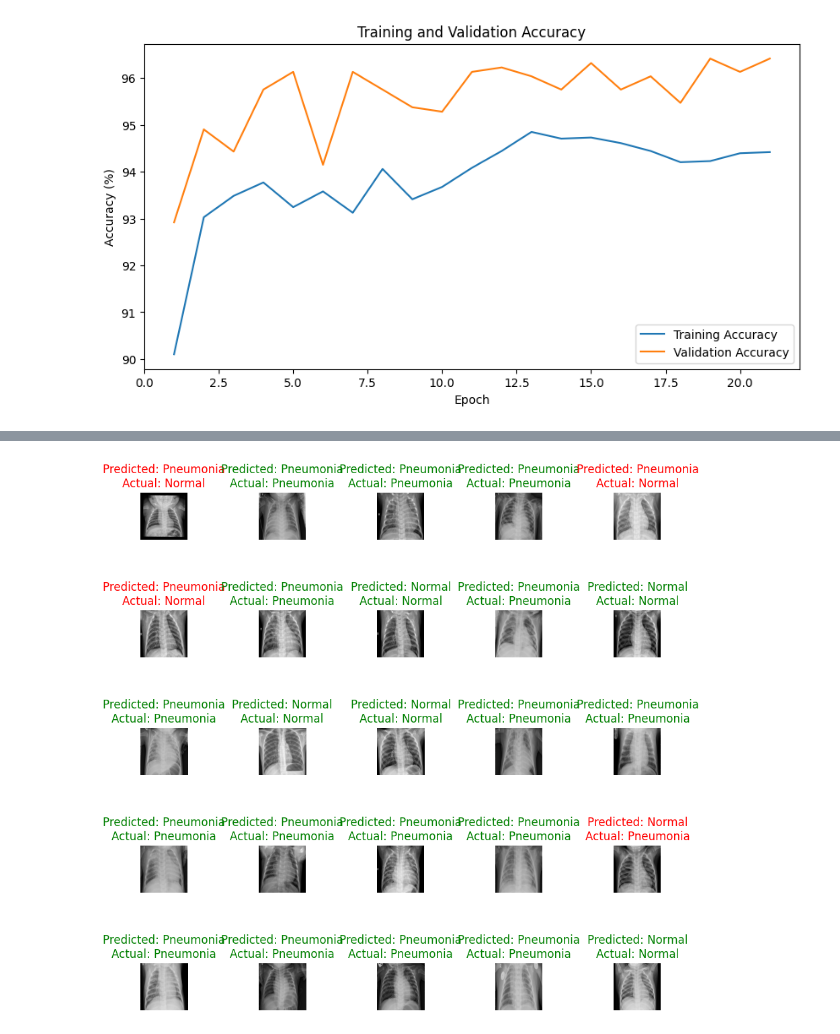
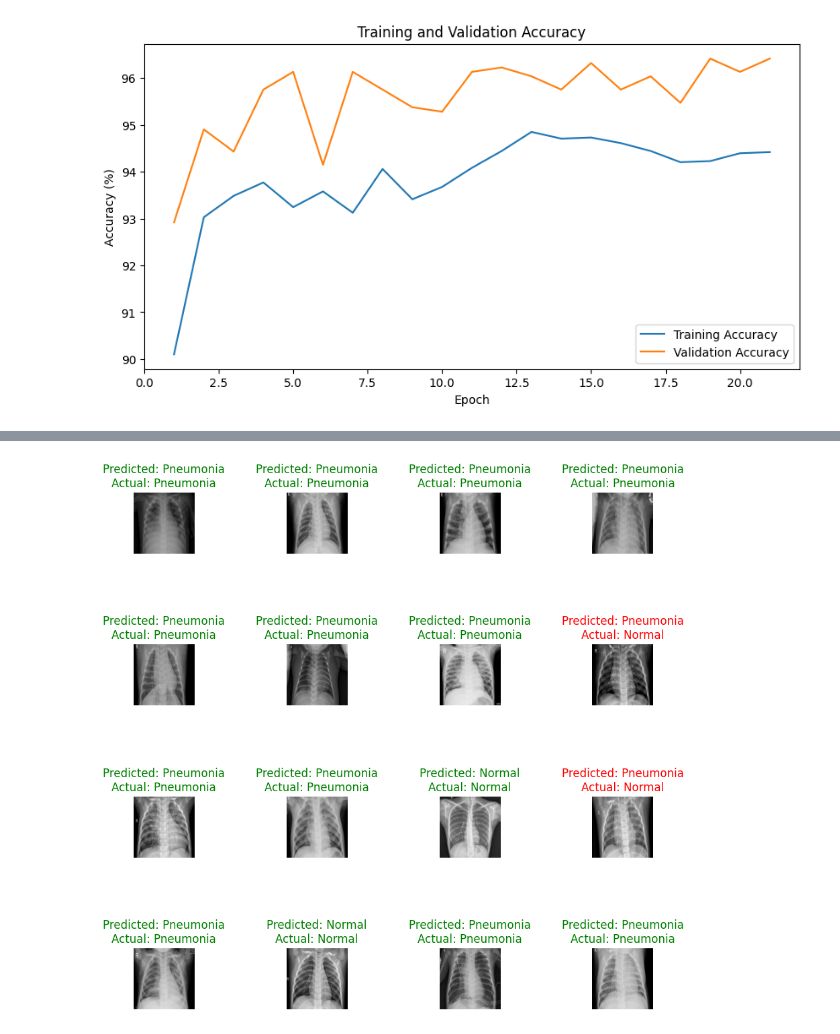
Before and after one commit to Profjay22/deeplearning_classification, a Jupyter notebook: xyz.ipynb, the cells around one changed output, grey strips where cells are left out. Drawn from its saved outputs; the diff is of its cells as text; code cells hidden in the pictures.

```diff
--- a/xyz.ipynb
+++ b/xyz.ipynb
@@ -556,12 +556,12 @@ def evaluate_model_test(loader, name):
     # Generate confusion matrix
     cm = confusion_matrix(ground_truths, predictions)
 
-    # Plot confusion matrix
+    # Plot confusion matrix with labels
     plt.figure(figsize=(8, 6))
     plt.imshow(cm, interpolation='nearest', cmap=plt.cm.Blues)
     plt.title(f'Confusion Matrix for {name} Subset')
     plt.colorbar()
-    classes = [str(i) for i in range(len(cm))]
+    classes = ["Normal", "Pneumonia"]
     tick_marks = np.arange(len(classes))
     plt.xticks(tick_marks, classes)
     plt.yticks(tick_marks, classes)
@@ -586,7 +586,7 @@ def evaluate_model_test(loader, name):
     print(f"Confusion Matrix:\n{cm}\n")
 
     # Generate classification report
-    report = classification_report(ground_truths, predictions)
+    report = classification_report(ground_truths, predictions, target_names=classes)
     print(f"Classification Report for {name} subset:\n{report}\n")
 
     print("Total Correct: {} \nTotal Test Images: {}".format(running_correct, running_total))
@@ -623,38 +623,38 @@ random.shuffle(indices)
 class_names = ['Normal', 'Pneumonia']
 
 # Visualize the images along with predicted and true labels
-fig, axes = plt.subplots(5, 5, figsize=(10, 10))
+fig, axes = plt.subplots(4, 4, figsize=(10, 10))
 fig.subplots_adjust(hspace=1.5, wspace=1.5)
 x = 0
-for i in range(5):
-    for j in range(5):
+for i in range(4):
+    for j in range(4):
         # Get the image and labels using shuffled indices
         index = indices[x]
         inp = input_images[index].squeeze()
         true_label = true_labels[index]
         pred_label = pred_labels[index]
 
         # Normalize the image for display
         inp = inp.transpose((1, 2, 0))
         mean = np.array([0.485, 0.456, 0.406])
         std = np.array([0.229, 0.224, 0.225])
         inp = std * inp + mean
         inp = np.clip(inp, 0, 1)
 
         # Display the image
         axes[i, j].imshow(inp)
 
         # Set the title with the predicted and actual labels
         title = "Predicted: {}\nActual: {}".format(class_names[pred_label], class_names[true_label])
         color = 'green' if pred_label == true_label else 'red'
         axes[i, j].set_title(title, color=color)
 
         # Hide the axes
         axes[i, j].axis('off')
 
         # Move to the next image
         x += 1
 
 plt.show()
 # %% [output]
-[figure, old version]
+[figure, new version]
```
Also changed, not shown: parts of 3 cells of this notebook.
